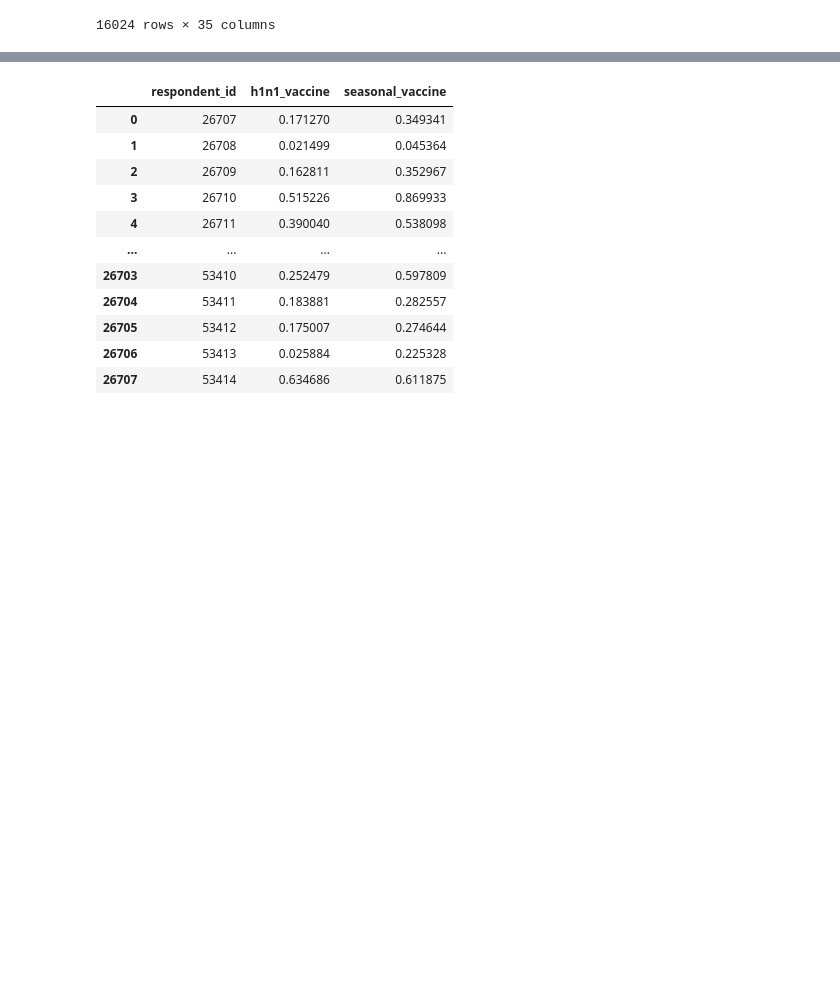
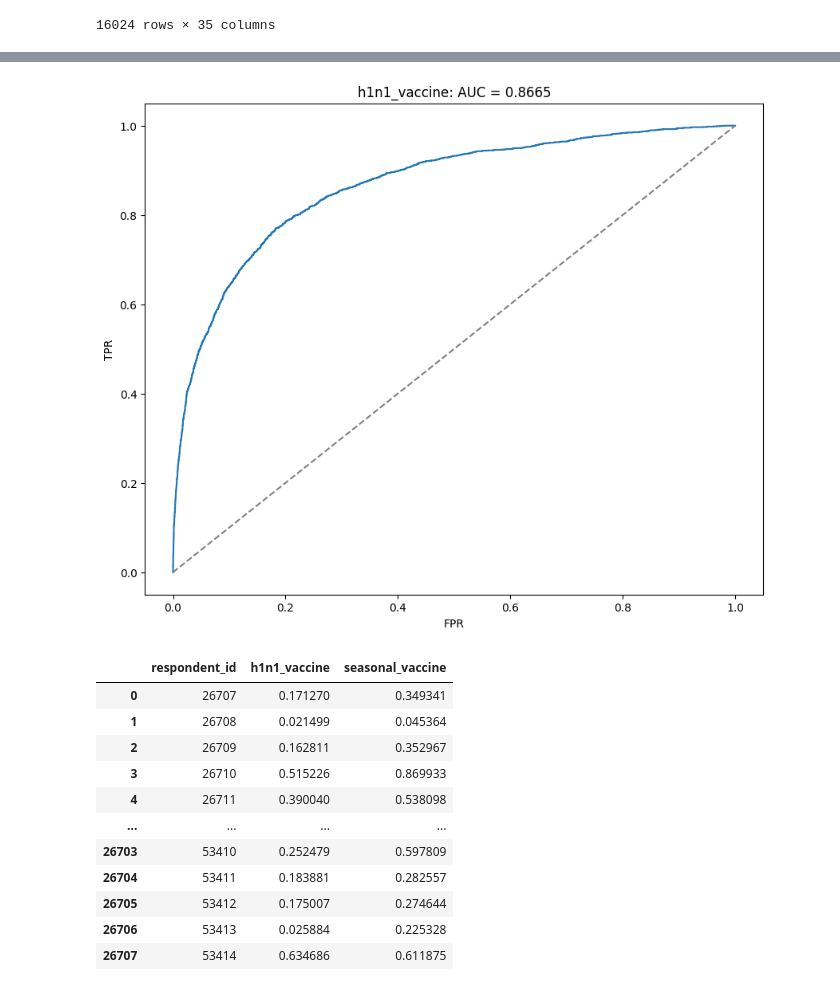
Before and after one commit to Alexander-Ploskin/FluShot, a Jupyter notebook: catboost.ipynb, the cells around one changed output, grey strips where cells are left out. Cells and saved outputs as stored; diff of their text form; code cells hidden in the pictures; blank space fills up the shorter version.

Commit message:
add optuna parameters search

```diff
--- a/catboost.ipynb
+++ b/catboost.ipynb
@@ -297,3 +337,24 @@ You can try to debug the error by setting error_score='raise'.
+# %%
+params_catboost_h1n1 = get_optimal_params_catboost(target='h1n1_vaccine')
+params_catboost_seasonal = get_optimal_params_catboost(target='seasonal_vaccine')
+
+result_h1n1_catboost_optimal = train_model(
+    target='h1n1_vaccine',
+    model_type='catboost'
+)
+result_seasonal_catboost_optimal = train_model(
+    target='seasonal_vaccine',
+    model_type='catboost'
+)
+fig, axes = plt.subplots(1, 1, figsize=(12, 6))
+roc_auc = process_result(result_h1n1_catboost_optimal, result_seasonal_catboost_optimal, 'catboost', axes[0])
+
+print(f'Mean ROC AUC ({'catboost'}) = {roc_auc:.4f}')
+
+plt.tight_layout()
+plt.show()
+# %% [output]
+[figure, added]
 # %%
 from datetime import datetime
 
```
Also changed, not shown: parts of 7 cells of this notebook, 3 other files.
